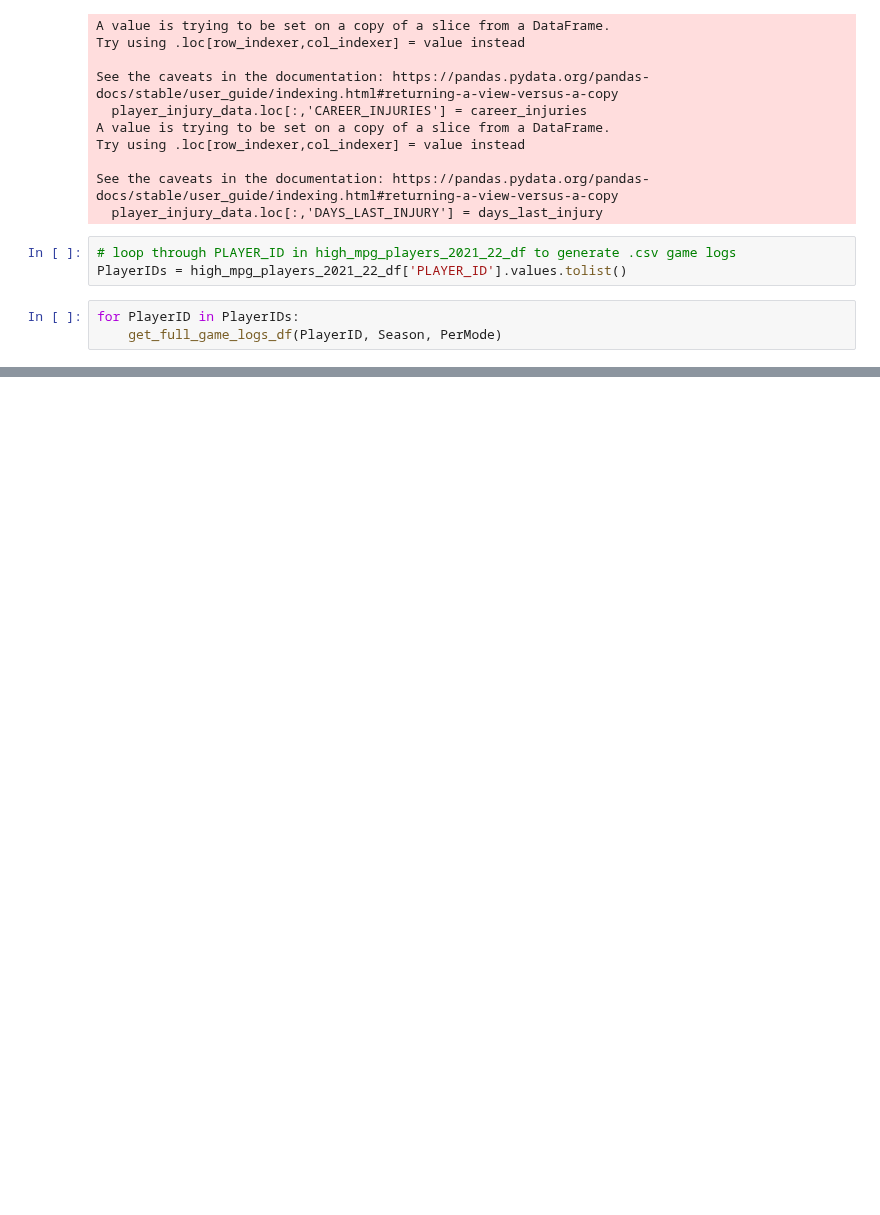
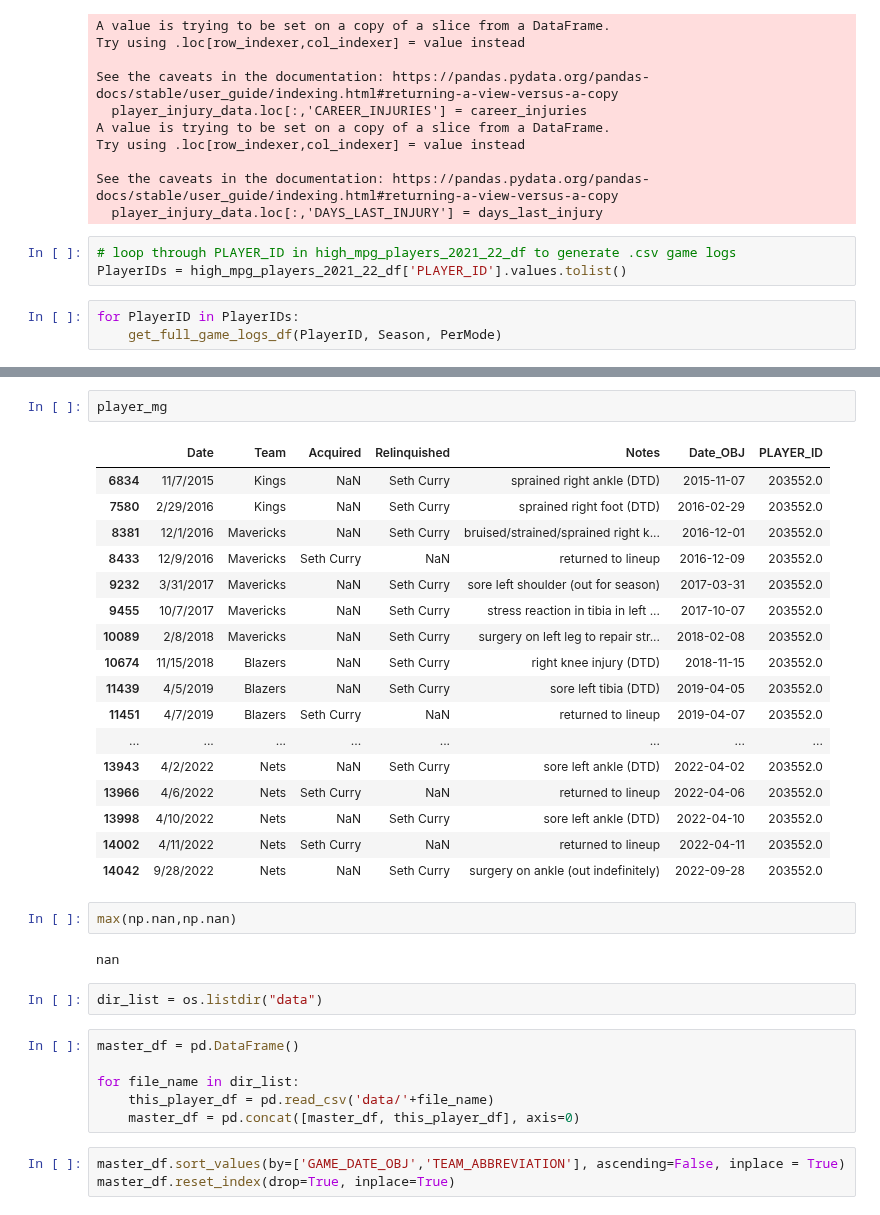
Before and after one commit to NadeemPatel2019/MSDS-456-final-project, a Jupyter notebook: nba_com_player_game_logs_injuries_2021-22.ipynb, the cells around one changed output, grey strips where cells are left out. Cells and saved outputs as stored; diff of their text form; blank space fills up the shorter version.

```diff
--- a/nba_com_player_game_logs_injuries_2021-22.ipynb
+++ b/nba_com_player_game_logs_injuries_2021-22.ipynb
@@ -590,0 +627,35 @@ for PlayerID in PlayerIDs:
+# %%
+player_mg
+# %% [output]
+|  | Date | Team | Acquired | Relinquished | Notes | Date_OBJ | PLAYER_ID |
+| 6834 | 11/7/2015 | Kings | NaN | Seth Curry | sprained right ankle (DTD) | 2015-11-07 | 203552.0 |
+| 7580 | 2/29/2016 | Kings | NaN | Seth Curry | sprained right foot (DTD) | 2016-02-29 | 203552.0 |
+| 8381 | 12/1/2016 | Mavericks | NaN | Seth Curry | bruised/strained/sprained right k... | 2016-12-01 | 203552.0 |
+| 8433 | 12/9/2016 | Mavericks | Seth Curry | NaN | returned to lineup | 2016-12-09 | 203552.0 |
+| 9232 | 3/31/2017 | Mavericks | NaN | Seth Curry | sore left shoulder (out for season) | 2017-03-31 | 203552.0 |
+| 9455 | 10/7/2017 | Mavericks | NaN | Seth Curry | stress reaction in tibia in left ... | 2017-10-07 | 203552.0 |
+| 10089 | 2/8/2018 | Mavericks | NaN | Seth Curry | surgery on left leg to repair str... | 2018-02-08 | 203552.0 |
+| 10674 | 11/15/2018 | Blazers | NaN | Seth Curry | right knee injury (DTD) | 2018-11-15 | 203552.0 |
+| 11439 | 4/5/2019 | Blazers | NaN | Seth Curry | sore left tibia (DTD) | 2019-04-05 | 203552.0 |
+| 11451 | 4/7/2019 | Blazers | Seth Curry | NaN | returned to lineup | 2019-04-07 | 203552.0 |
+| ... | ... | ... | ... | ... | ... | ... | ... |
+| 13943 | 4/2/2022 | Nets | NaN | Seth Curry | sore left ankle (DTD) | 2022-04-02 | 203552.0 |
+| 13966 | 4/6/2022 | Nets | Seth Curry | NaN | returned to lineup | 2022-04-06 | 203552.0 |
+| 13998 | 4/10/2022 | Nets | NaN | Seth Curry | sore left ankle (DTD) | 2022-04-10 | 203552.0 |
+| 14002 | 4/11/2022 | Nets | Seth Curry | NaN | returned to lineup | 2022-04-11 | 203552.0 |
+| 14042 | 9/28/2022 | Nets | NaN | Seth Curry | surgery on ankle (out indefinitely) | 2022-09-28 | 203552.0 |
+# %%
+max(np.nan,np.nan)
+# %% [output]
+nan
+# %%
+dir_list = os.listdir("data")
+# %%
+master_df = pd.DataFrame()
+
+for file_name in dir_list:
+    this_player_df = pd.read_csv('data/'+file_name)
+    master_df = pd.concat([master_df, this_player_df], axis=0)
+# %%
+master_df.sort_values(by=['GAME_DATE_OBJ','TEAM_ABBREVIATION'], ascending=False, inplace = True)
+master_df.reset_index(drop=True, inplace=True)
```
Also changed, not shown: parts of 8 cells of this notebook.
